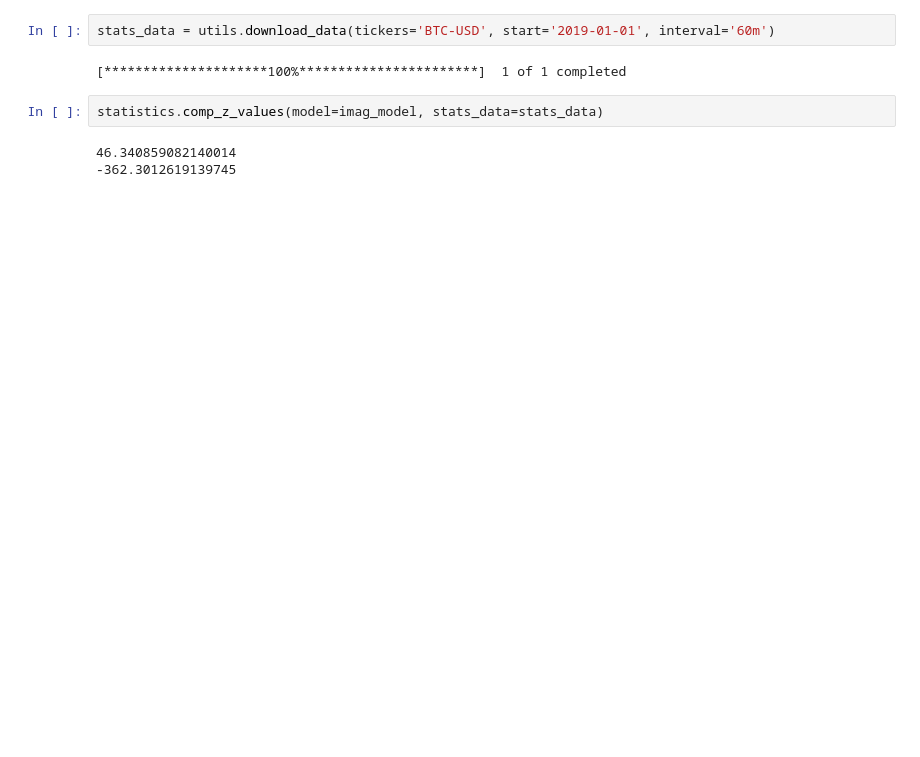
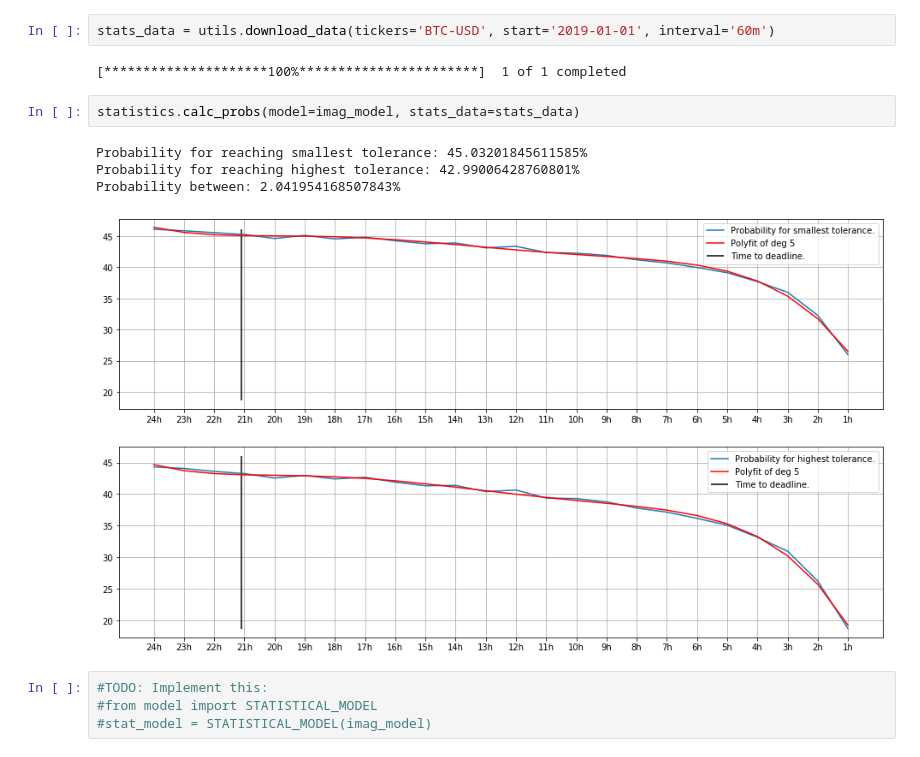
Before and after one commit to MarcoRosenzweig/FINANCE, a Jupyter notebook: PRICE_MODEL.ipynb, the cells around one changed output. Saved outputs shown, nothing was run; the diff lists cells and outputs as text; blank space fills up the shorter version.

Commit message:
take a look: updated functions are visualized!

```diff
--- a/PRICE_MODEL.ipynb
+++ b/PRICE_MODEL.ipynb
@@ -246,7 +247,13 @@ stats_data = utils.download_data(tickers='BTC-USD', start='2019-01-01', interval
 # %% [output]
 [*********************100%***********************]  1 of 1 completed
 # %%
-statistics.comp_z_values(model=imag_model, stats_data=stats_data)
+statistics.calc_probs(model=imag_model, stats_data=stats_data)
 # %% [output]
-46.340859082140014
--362.3012619139745
+Probability for reaching smallest tolerance: 45.03201845611585%
+Probability for reaching highest tolerance: 42.99006428760801%
+Probability between: 2.041954168507843%
+[figure, added]
+# %%
+#TODO: Implement this:
+#from model import STATISTICAL_MODEL
+#stat_model = STATISTICAL_MODEL(imag_model)
```
Also changed, not shown: parts of 14 cells of this notebook.
